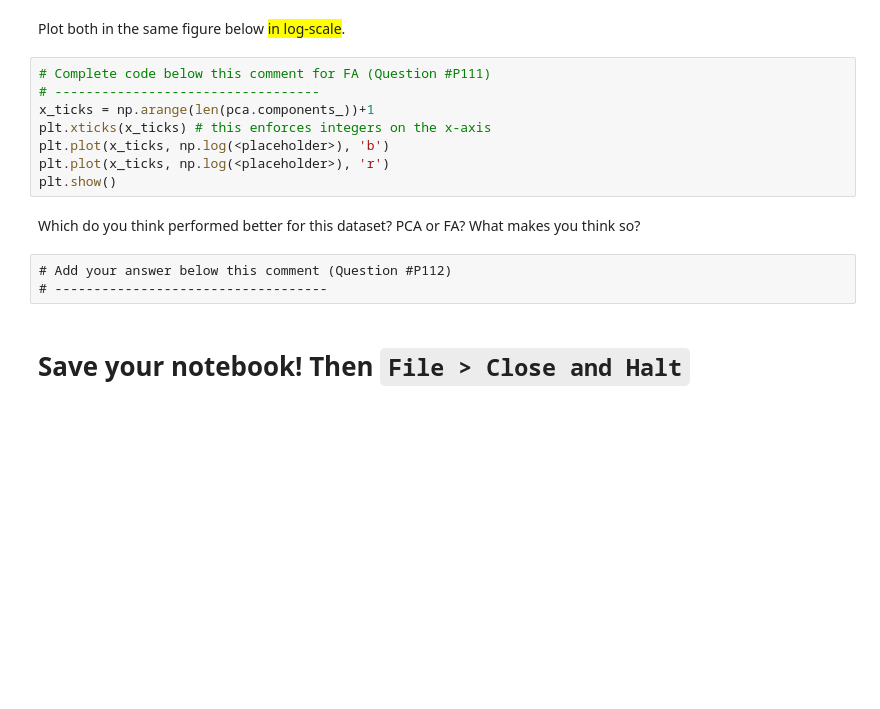
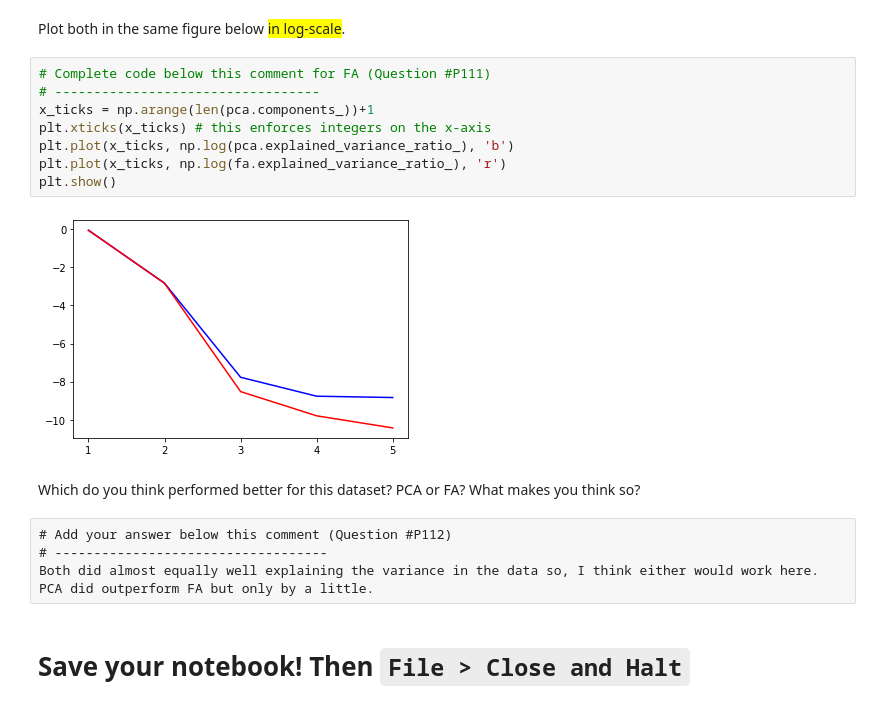
Before and after one commit to SteeltownRiot/DSA, a Jupyter notebook: DSA-8010 Applied Machine Learning/Module 3 - Dimensionality Reduction--Feature Selection and Feature Extraction/Practices/FeatureExtraction.ipynb, the cells around one changed output. Cells and saved outputs as stored; diff of their text form; blank space fills up the shorter version.

```diff
--- a/DSA-8010 Applied Machine Learning/Module 3 - Dimensionality Reduction--Feature Selection and Feature Extraction/Practices/FeatureExtraction.ipynb
+++ b/DSA-8010 Applied Machine Learning/Module 3 - Dimensionality Reduction--Feature Selection and Feature Extraction/Practices/FeatureExtraction.ipynb
@@ -124,15 +156,18 @@ Plot both in the same figure below <span style="background: yellow;">in log-scal
 # %%
 # Complete code below this comment for FA (Question #P111)
 # ----------------------------------
 x_ticks = np.arange(len(pca.components_))+1
 plt.xticks(x_ticks) # this enforces integers on the x-axis
-plt.plot(x_ticks, np.log(<placeholder>), 'b')
-plt.plot(x_ticks, np.log(<placeholder>), 'r')
+plt.plot(x_ticks, np.log(pca.explained_variance_ratio_), 'b')
+plt.plot(x_ticks, np.log(fa.explained_variance_ratio_), 'r')
 plt.show()
+# %% [output]
+[figure, added]
 # %% [markdown]
 Which do you think performed better for this dataset? PCA or FA? What makes you think so?
-# %% [raw]
-# Add your answer below this comment (Question #P112)
-# -----------------------------------
+# %% [raw]
+# Add your answer below this comment (Question #P112)
+# -----------------------------------
+Both did almost equally well explaining the variance in the data so, I think either would work here. PCA did outperform FA but only by a little.
 # %% [markdown]
 # Save your notebook!  Then `File > Close and Halt`
```
Also changed, not shown: parts of 9 cells of this notebook, 6 other files.
